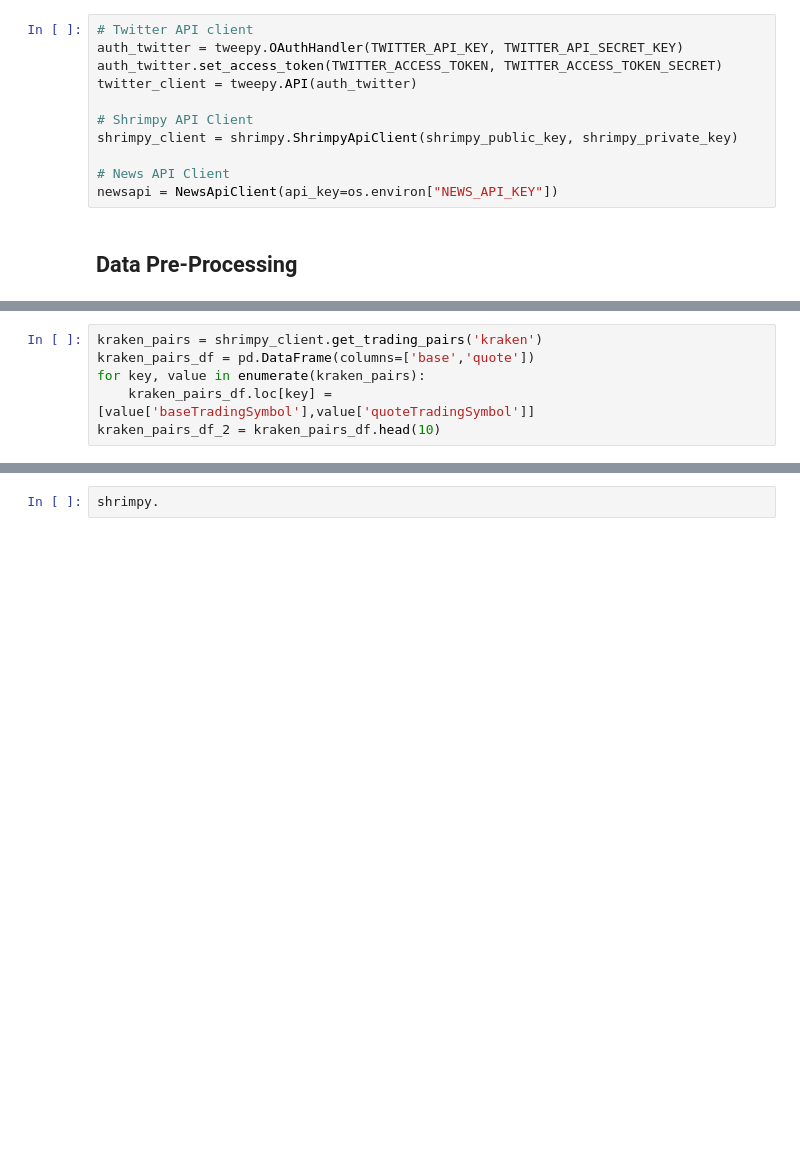
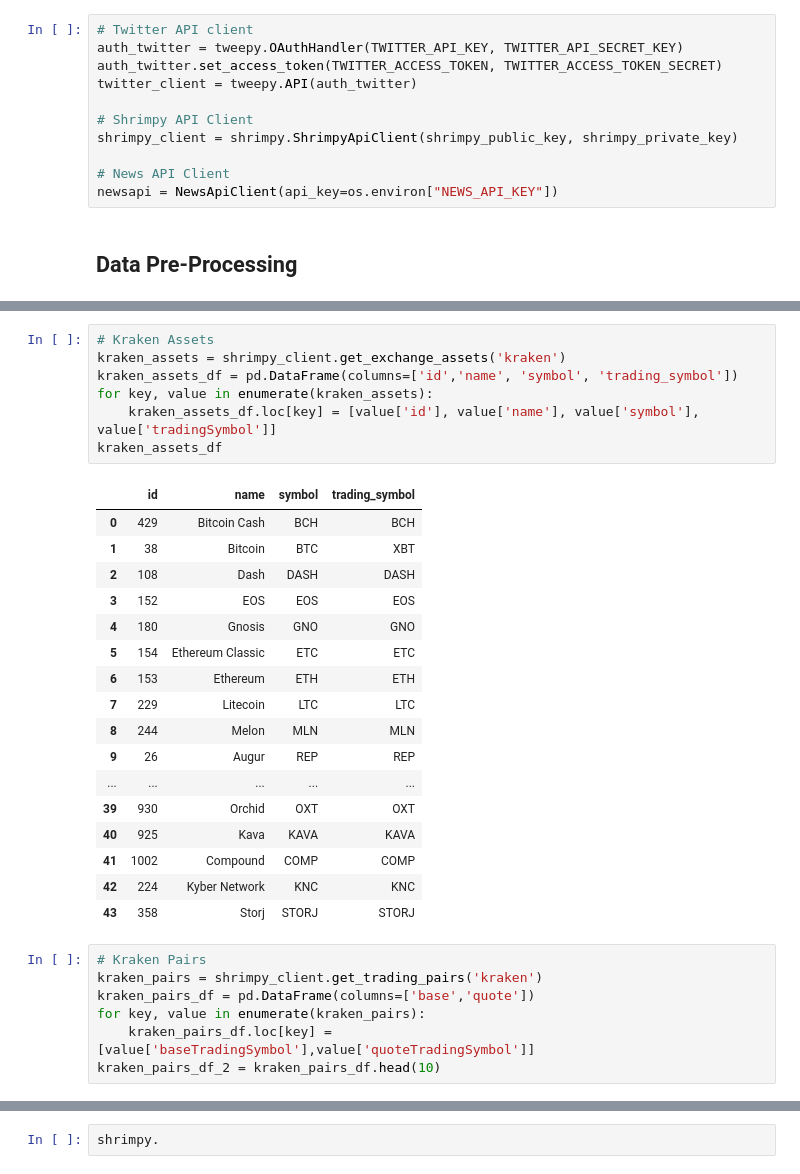
Before and after one commit to gdepalma93/nu_fintech_project_2, a Jupyter notebook: factor_research.ipynb, the cells around one changed output, grey strips where cells are left out. Cells and saved outputs as stored; diff of their text form; blank space fills up the shorter version.

```diff
--- a/Untitled.ipynb
+++ b/factor_research.ipynb
@@ -84,4 +91,30 @@ newsapi = NewsApiClient(api_key=os.environ["NEWS_API_KEY"])
+# %%
+# Kraken Assets
+kraken_assets = shrimpy_client.get_exchange_assets('kraken')
+kraken_assets_df = pd.DataFrame(columns=['id','name', 'symbol', 'trading_symbol'])
+for key, value in enumerate(kraken_assets):
+    kraken_assets_df.loc[key] = [value['id'], value['name'], value['symbol'], value['tradingSymbol']]
+kraken_assets_df
+# %% [output]
+|  | id | name | symbol | trading_symbol |
+| 0 | 429 | Bitcoin Cash | BCH | BCH |
+| 1 | 38 | Bitcoin | BTC | XBT |
+| 2 | 108 | Dash | DASH | DASH |
+| 3 | 152 | EOS | EOS | EOS |
+| 4 | 180 | Gnosis | GNO | GNO |
+| 5 | 154 | Ethereum Classic | ETC | ETC |
+| 6 | 153 | Ethereum | ETH | ETH |
+| 7 | 229 | Litecoin | LTC | LTC |
+| 8 | 244 | Melon | MLN | MLN |
+| 9 | 26 | Augur | REP | REP |
+| ... | ... | ... | ... | ... |
+| 39 | 930 | Orchid | OXT | OXT |
+| 40 | 925 | Kava | KAVA | KAVA |
+| 41 | 1002 | Compound | COMP | COMP |
+| 42 | 224 | Kyber Network | KNC | KNC |
+| 43 | 358 | Storj | STORJ | STORJ |
 # %%
+# Kraken Pairs
 kraken_pairs = shrimpy_client.get_trading_pairs('kraken')
 kraken_pairs_df = pd.DataFrame(columns=['base','quote'])
 for key, value in enumerate(kraken_pairs):
```
Also changed, not shown: parts of 16 cells of this notebook, 2 other files.
